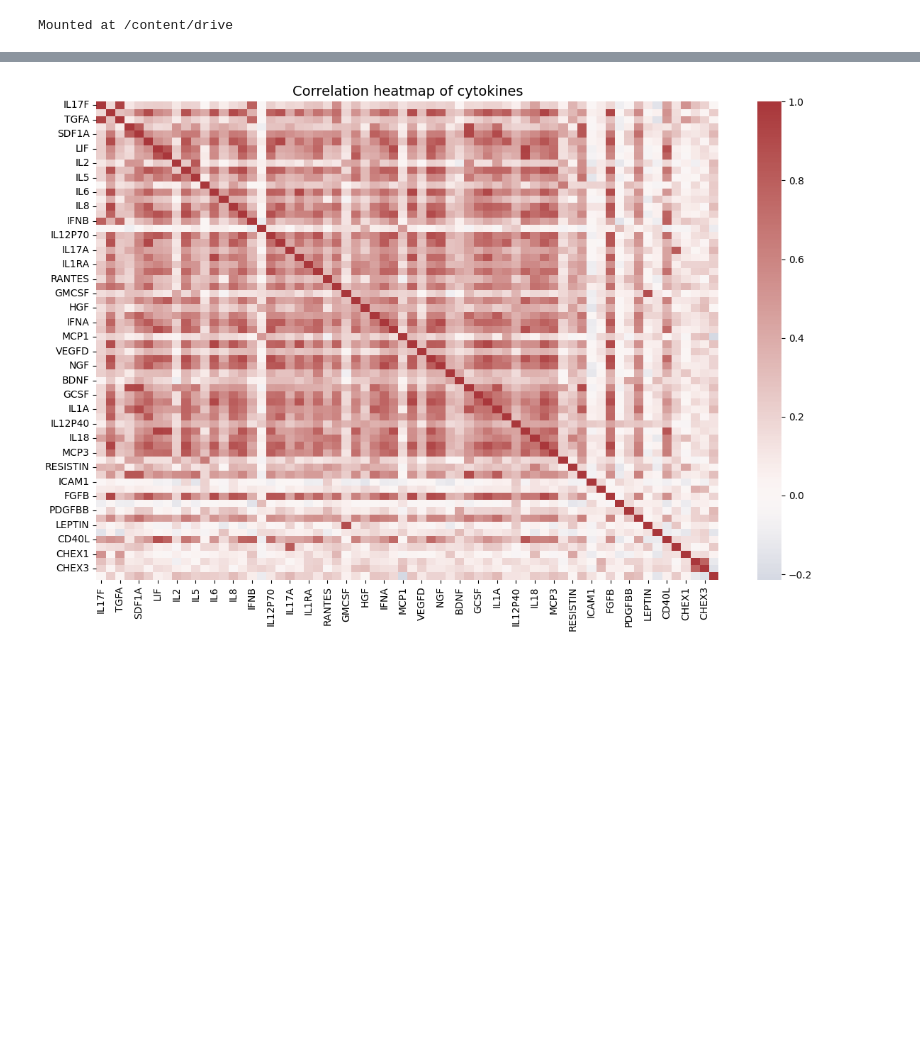
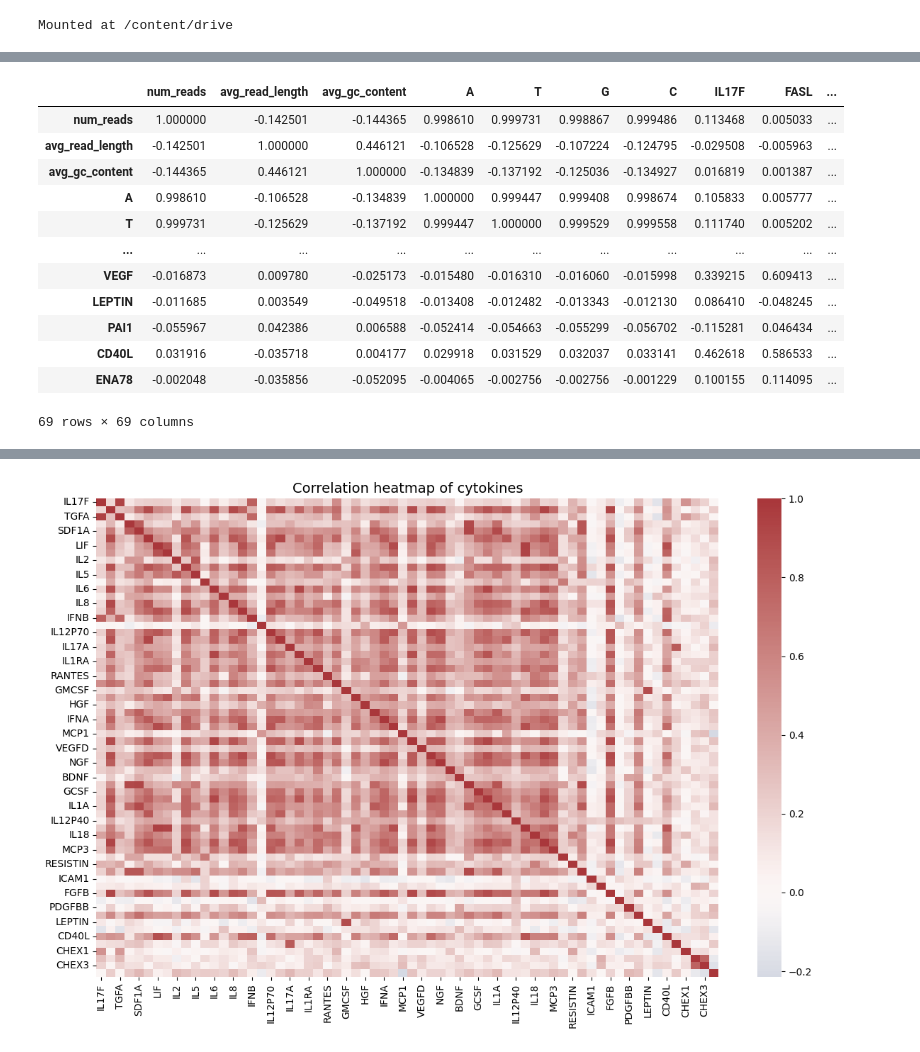
Before and after one commit to valentina-buoro/mpeg-decoding-the-dialogue, a Jupyter notebook: notebooks/exploratory_data_analysis.ipynb, the cells around one changed output, grey strips where cells are left out. Drawn from its saved outputs; the diff is of its cells as text; code cells hidden in the pictures; blank space fills up the shorter version.

```diff
--- a/notebooks/exploratory_data_analysis.ipynb
+++ b/notebooks/exploratory_data_analysis.ipynb
@@ -32,0 +103,2 @@ cytokine profile shape: (670, 73)
+# %%
+mpeg_train_df = mpeg_train_df.rename(columns={'file': 'geneid'})
@@ -32,0 +107,3 @@ cytokine profile shape: (670, 73)
+# %%
+merged_train_mpeg_df = pd.merge(train_df, mpeg_train_df, on='geneid', how='outer')
+merged_train_mpeg_df
@@ -32,0 +164,17 @@ cytokine profile shape: (670, 73)
+# %%
+corr_matrix = merged_train_mpeg_cytokine_df[features].corr()
+corr_matrix
+# %% [output]
+|  | num_reads | avg_read_length | avg_gc_content | A | T | G | C | IL17F | FASL | ... |
+| num_reads | 1.000000 | -0.142501 | -0.144365 | 0.998610 | 0.999731 | 0.998867 | 0.999486 | 0.113468 | 0.005033 | ... |
+| avg_read_length | -0.142501 | 1.000000 | 0.446121 | -0.106528 | -0.125629 | -0.107224 | -0.124795 | -0.029508 | -0.005963 | ... |
+| avg_gc_content | -0.144365 | 0.446121 | 1.000000 | -0.134839 | -0.137192 | -0.125036 | -0.134927 | 0.016819 | 0.001387 | ... |
+| A | 0.998610 | -0.106528 | -0.134839 | 1.000000 | 0.999447 | 0.999408 | 0.998674 | 0.105833 | 0.005777 | ... |
+| T | 0.999731 | -0.125629 | -0.137192 | 0.999447 | 1.000000 | 0.999529 | 0.999558 | 0.111740 | 0.005202 | ... |
+| ... | ... | ... | ... | ... | ... | ... | ... | ... | ... | ... |
+| VEGF | -0.016873 | 0.009780 | -0.025173 | -0.015480 | -0.016310 | -0.016060 | -0.015998 | 0.339215 | 0.609413 | ... |
+| LEPTIN | -0.011685 | 0.003549 | -0.049518 | -0.013408 | -0.012482 | -0.013343 | -0.012130 | 0.086410 | -0.048245 | ... |
+| PAI1 | -0.055967 | 0.042386 | 0.006588 | -0.052414 | -0.054663 | -0.055299 | -0.056702 | -0.115281 | 0.046434 | ... |
+| CD40L | 0.031916 | -0.035718 | 0.004177 | 0.029918 | 0.031529 | 0.032037 | 0.033141 | 0.462618 | 0.586533 | ... |
+| ENA78 | -0.002048 | -0.035856 | -0.052095 | -0.004065 | -0.002756 | -0.002756 | -0.001229 | 0.100155 | 0.114095 | ... |
+69 rows × 69 columns
```
Also changed, not shown: parts of 21 cells of this notebook.
